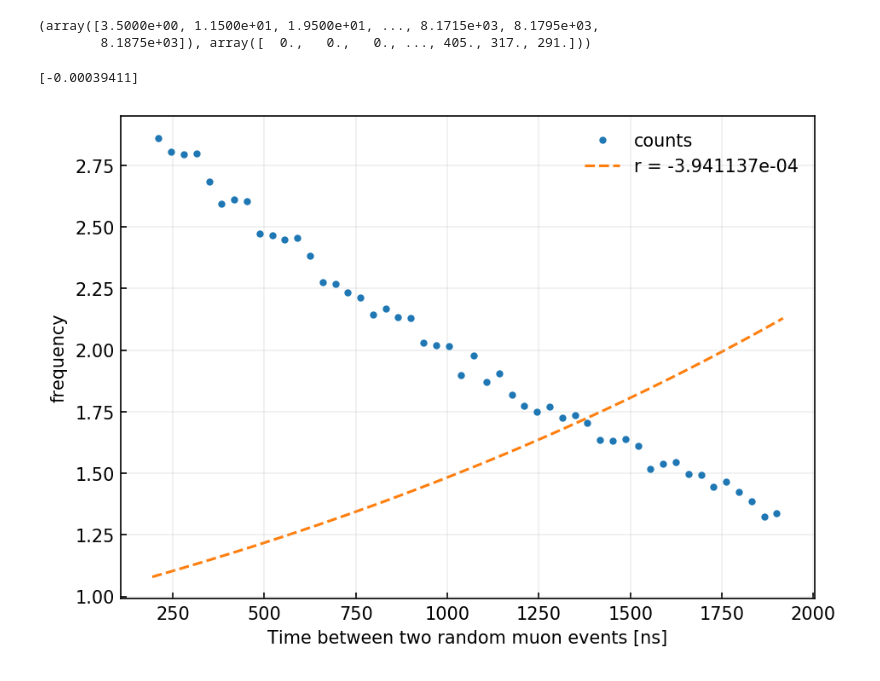
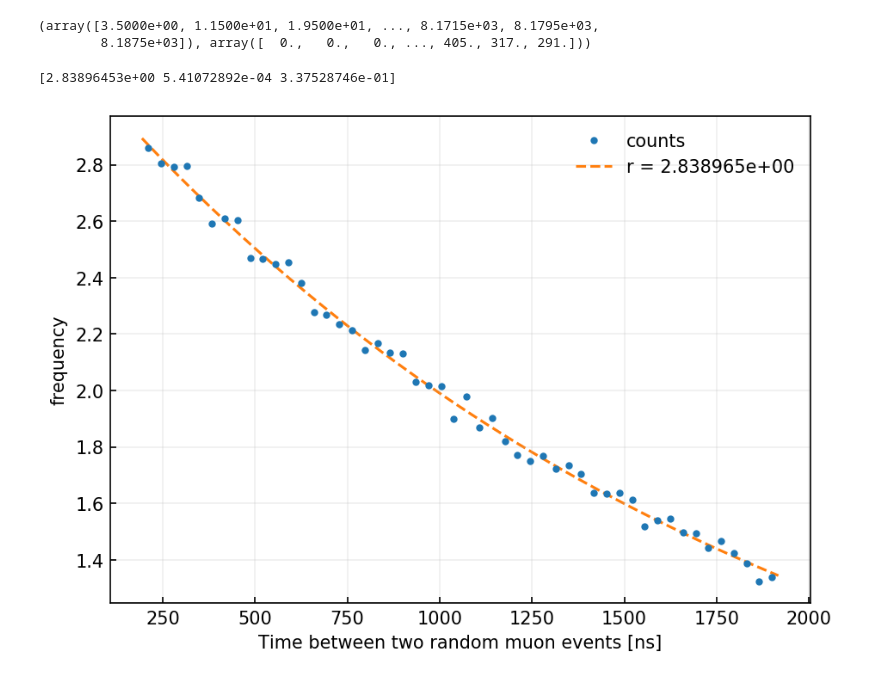
Before and after one commit to harpercho/AdvancedPhysLab, a Jupyter notebook: bgCurveFit.ipynb, the cells around one changed output. Drawn from its saved outputs; the diff is of its cells as text; code cells hidden in the pictures.

Commit message:
Corrected curve fit.

```diff
--- a/bgCurveFit.ipynb
+++ b/bgCurveFit.ipynb
@@ -45,25 +45,25 @@ def rebin(x, y, nbins=1000):
 # %%
 x = bintons(np.array(nbins[800:8000]))
 counts = np.array(data[800:8000])
 y = counts/sum(counts)*100
 xdata, ydata = rebin(x, y, nbins = 50)
 
 fig, ax = plt.subplots(figsize=(7,5),dpi=150)
 ax.plot(xdata, ydata, label = "counts", linestyle='none', marker='.')
 
-def func(x, b):
-    return np.exp(-b * x)
+def func(x, a, b, c):
+    return a*np.exp(-b * x) + c
 
-popt, cov = curve_fit(func, xdata, ydata, p0=(1e-6))
+popt, cov = curve_fit(func, xdata, ydata, p0=(1, 1e-6, 1))
 print(popt)
 ax.plot(x, func(x, *popt), label="r = {:e}".format(*popt), linestyle='--', zorder=0)
 
 ax.set(xlabel="Time between two random muon events [ns]", ylabel="frequency")
 ax.tick_params(direction="in", which="both")
 ax.grid(alpha=0.2)
 ax.legend(frameon=False)
 
 plt.savefig("reports/muon_bg.png")
 # %% [output]
-[-0.00039411]
+[2.83896453e+00 5.41072892e-04 3.37528746e-01]
-[figure, old version]
+[figure, new version]
```
Also changed, not shown: 1 other file.
